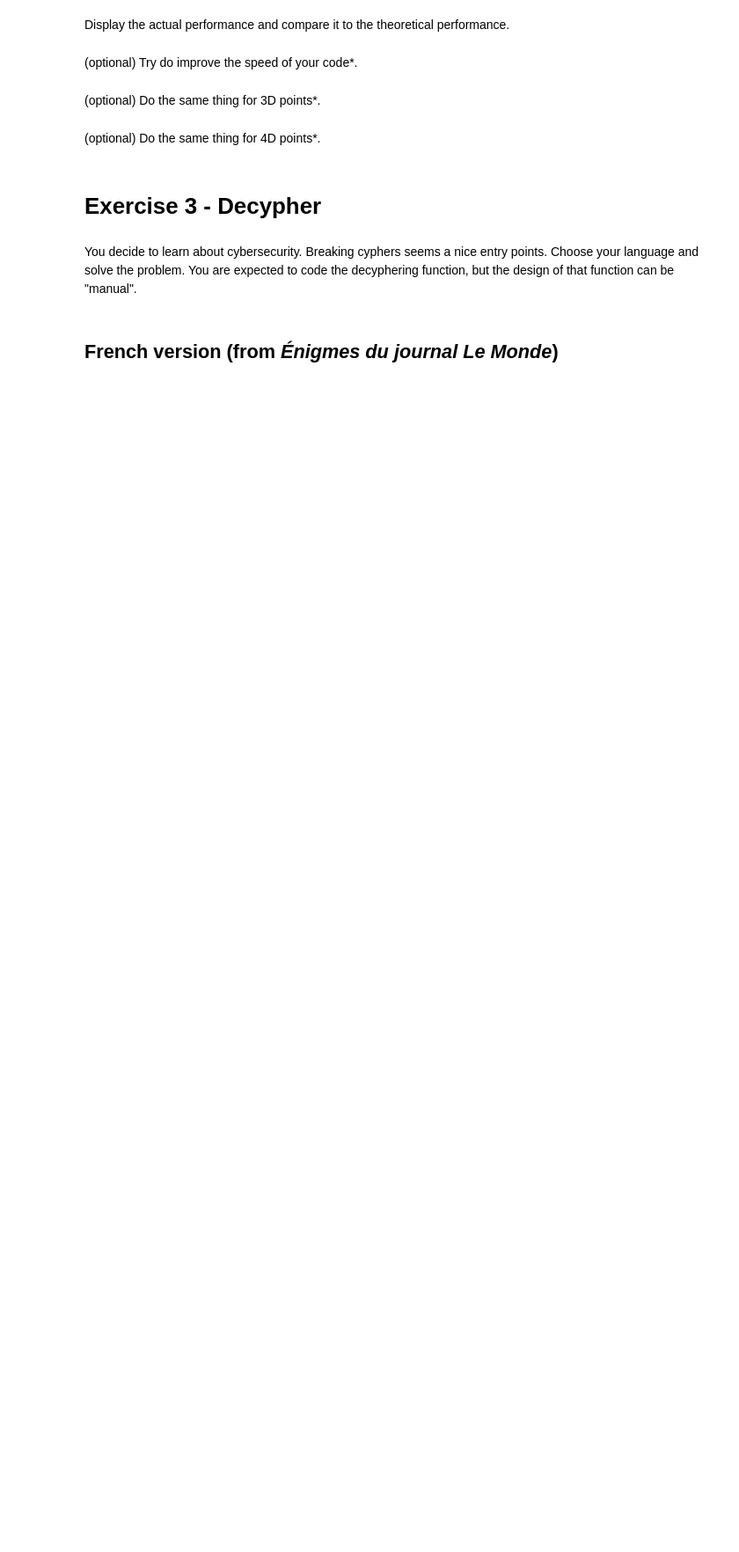
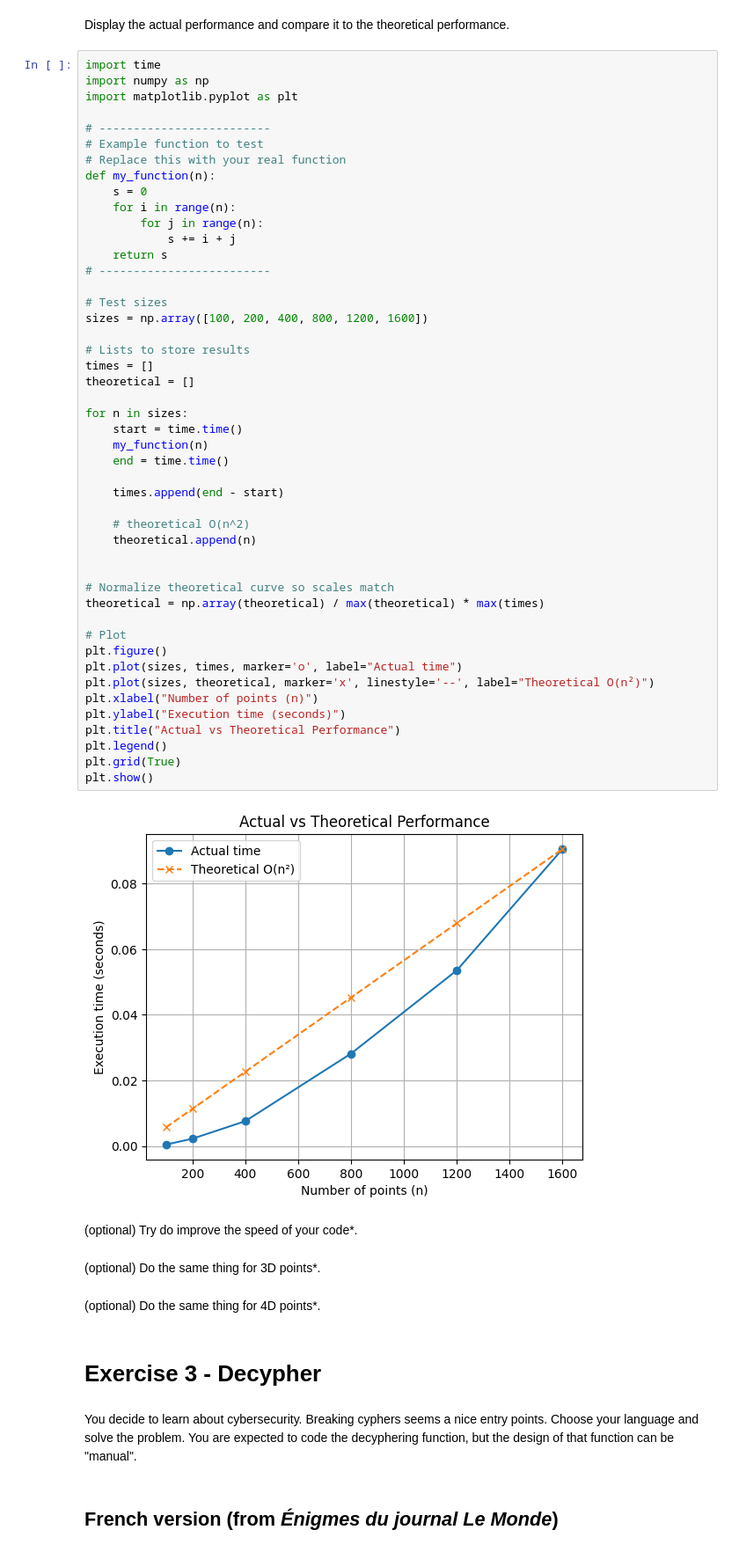
Before and after one commit to hafsakzoun/PROGRES_TME2, a Jupyter notebook: TME2.ipynb, the cells around one changed output. Shown at 88% size. Drawn from its saved outputs; the diff is of its cells as text; blank space fills up the shorter version.

```diff
--- a/TME2.ipynb
+++ b/TME2.ipynb
@@ -163,5 +393,54 @@ Benchmark your function: write a function that uses as input and that returns th
 # %% [markdown]
 Display the actual performance and compare it to the theoretical performance.
+# %%
+import time
+import numpy as np
+import matplotlib.pyplot as plt
+
+# -------------------------
+# Example function to test
+# Replace this with your real function
+def my_function(n):
+    s = 0
+    for i in range(n):
+        for j in range(n):
+            s += i + j
+    return s
+# -------------------------
+
+# Test sizes
+sizes = np.array([100, 200, 400, 800, 1200, 1600])
+
+# Lists to store results
+times = []
+theoretical = []
+
+for n in sizes:
+    start = time.time()
+    my_function(n)
+    end = time.time()
+
+    times.append(end - start)
+
+    # theoretical O(n^2)
+    theoretical.append(n)
+
+
+# Normalize theoretical curve so scales match
+theoretical = np.array(theoretical) / max(theoretical) * max(times)
+
+# Plot
+plt.figure()
+plt.plot(sizes, times, marker='o', label="Actual time")
+plt.plot(sizes, theoretical, marker='x', linestyle='--', label="Theoretical O(n²)")
+plt.xlabel("Number of points (n)")
+plt.ylabel("Execution time (seconds)")
+plt.title("Actual vs Theoretical Performance")
+plt.legend()
+plt.grid(True)
+plt.show()
+# %% [output]
+[figure, added]
 # %% [markdown]
 (optional) Try do improve the speed of your code*.
 # %% [markdown]
```
Also changed, not shown: parts of 13 cells of this notebook, 1 other file.
